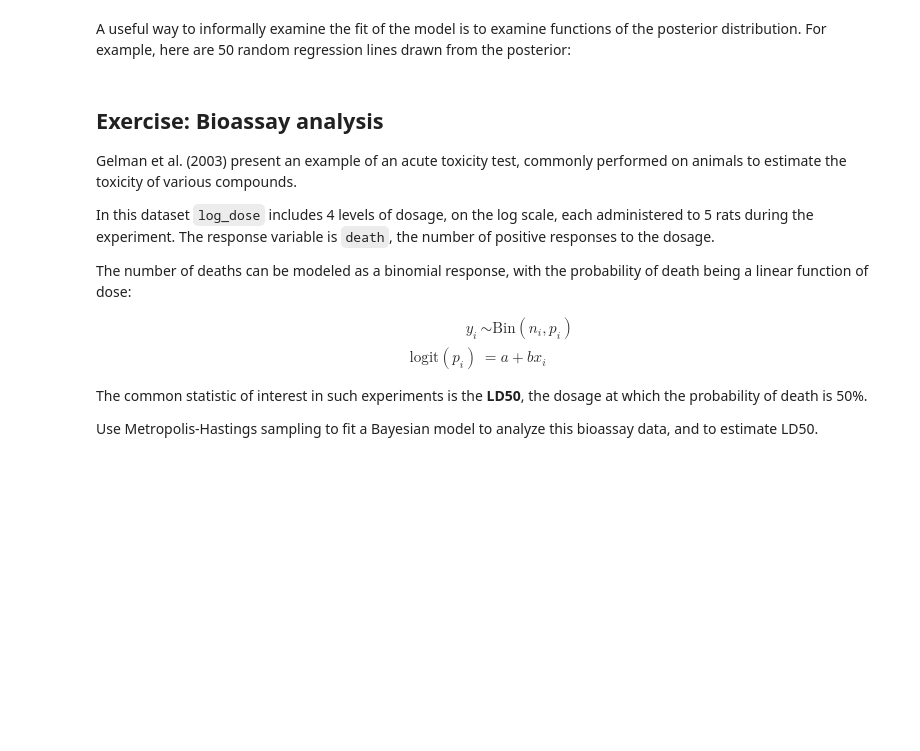
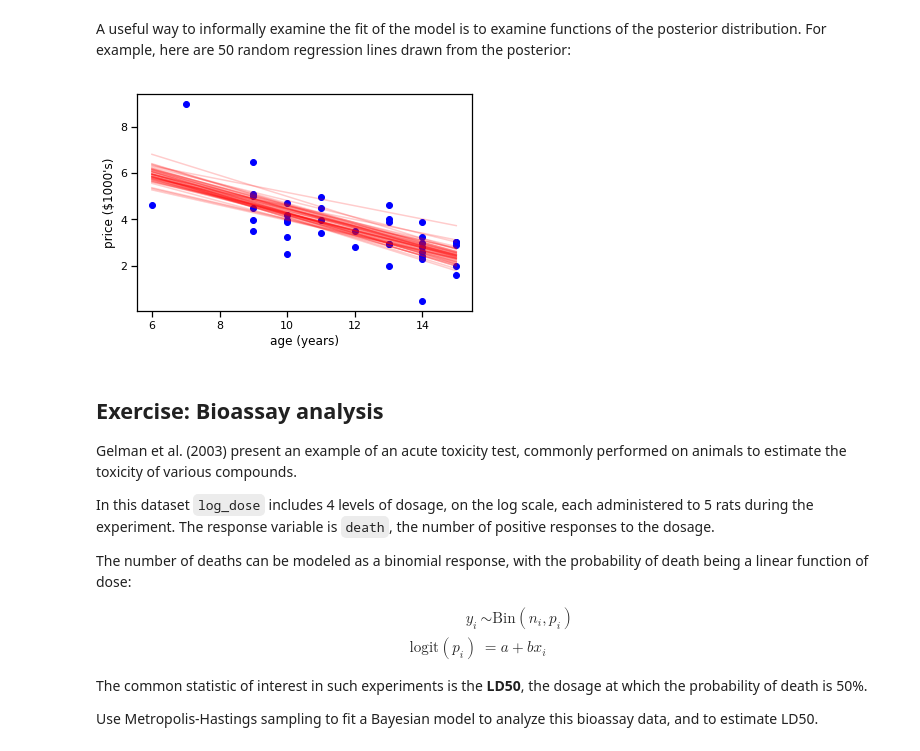
Before and after one commit to ntjames/Bios8366, a Jupyter notebook: notebooks/Section4_2-MCMC.ipynb, the cells around one changed output. Drawn from its saved outputs; the diff is of its cells as text; code cells hidden in the pictures; blank space fills up the shorter version.

```diff
--- a/notebooks/Section4_2-MCMC.ipynb
+++ b/notebooks/Section4_2-MCMC.ipynb
@@ -559,10 +618,12 @@ A useful way to informally examine the fit of the model is to examine functions
 # %%
 plt.plot(age, price, 'bo')
 plt.xlabel('age (years)'); plt.ylabel('price ($1000\'s)')
 xvals = np.linspace(age.min(), age.max())
 for i in range(50):
-    b0,b1,tau = trace_tuned[np.random.randint(0, 1000)]
+    b0,b1,tau = trace_tuned[np.random.randint(-burn_in, 0)]
     plt.plot(xvals, b0 + b1*xvals, 'r-', alpha=0.2)
+# %% [output]
+[figure, added]
 # %% [markdown]
 ## Exercise: Bioassay analysis
 
```
Also changed, not shown: parts of 25 cells of this notebook.
